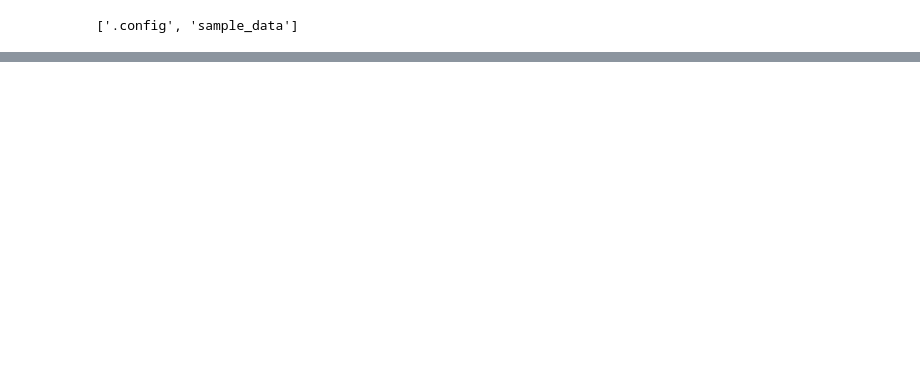
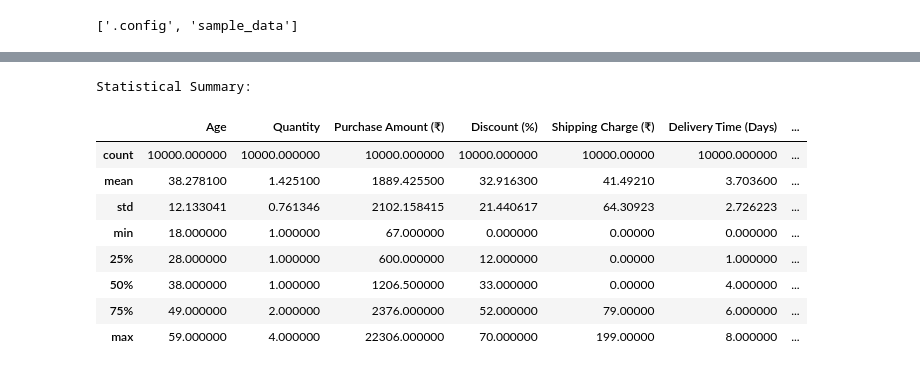
Before and after one commit to barkathunisa17/Ecommerce_Customer_Segmentation_Project, a Jupyter notebook: Ecommerce_Customer_Segmentation_DataProcessing.ipynb, the cells around one changed output, grey strips where cells are left out. Cells and saved outputs as stored; diff of their text form; code cells hidden in the pictures; blank space fills up the shorter version.

```diff
--- a/Ecommerce_Customer_Segmentation_DataProcessing.ipynb
+++ b/Ecommerce_Customer_Segmentation_DataProcessing.ipynb
@@ -21,0 +92,19 @@ df.head()
+# %%
+# Convert Purchase Date to datetime format
+df_clean['Purchase Date'] = pd.to_datetime(
+    df_clean['Purchase Date'],
+
+)
+
+# Fill missing numerical values with the median
+numeric_cols = df_clean.select_dtypes(include=np.number).columns
+
+for col in numeric_cols:
+    df_clean[col] = df_clean[col].fillna(df_clean[col].median())
+
+# Fill missing categorical values with the mode
+categorical_cols = df_clean.select_dtypes(include='object').columns
+
+for col in categorical_cols:
+    if df_clean[col].isnull().any():
+        df_clean[col] = df_clean[col].fillna(df_clean[col].mode()[0])
@@ -21,0 +139,15 @@ df.head()
+# %%
+# Descriptive statistics
+print("Statistical Summary:")
+display(df_clean[numeric_cols].describe())
+# %% [output]
+Statistical Summary:
+|  | Age | Quantity | Purchase Amount (₹) | Discount (%) | Shipping Charge (₹) | Delivery Time (Days) | ... |
+| count | 10000.000000 | 10000.000000 | 10000.000000 | 10000.000000 | 10000.00000 | 10000.000000 | ... |
+| mean | 38.278100 | 1.425100 | 1889.425500 | 32.916300 | 41.49210 | 3.703600 | ... |
+| std | 12.133041 | 0.761346 | 2102.158415 | 21.440617 | 64.30923 | 2.726223 | ... |
+| min | 18.000000 | 1.000000 | 67.000000 | 0.000000 | 0.00000 | 0.000000 | ... |
+| 25% | 28.000000 | 1.000000 | 600.000000 | 12.000000 | 0.00000 | 1.000000 | ... |
+| 50% | 38.000000 | 1.000000 | 1206.500000 | 33.000000 | 0.00000 | 4.000000 | ... |
+| 75% | 49.000000 | 2.000000 | 2376.000000 | 52.000000 | 79.00000 | 6.000000 | ... |
+| max | 59.000000 | 4.000000 | 22306.000000 | 70.000000 | 199.00000 | 8.000000 | ... |
```
Also changed, not shown: parts of 20 cells of this notebook.
